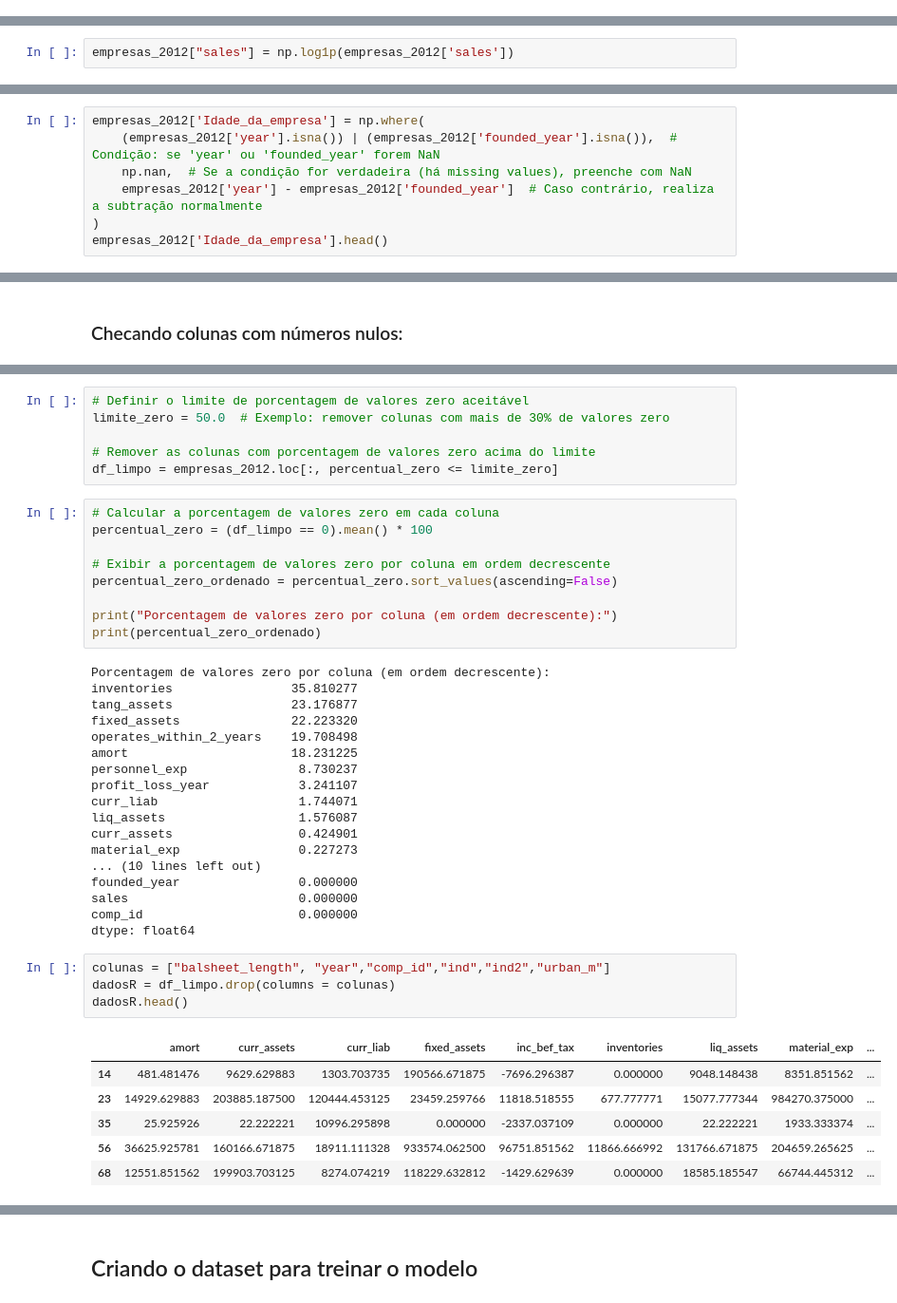
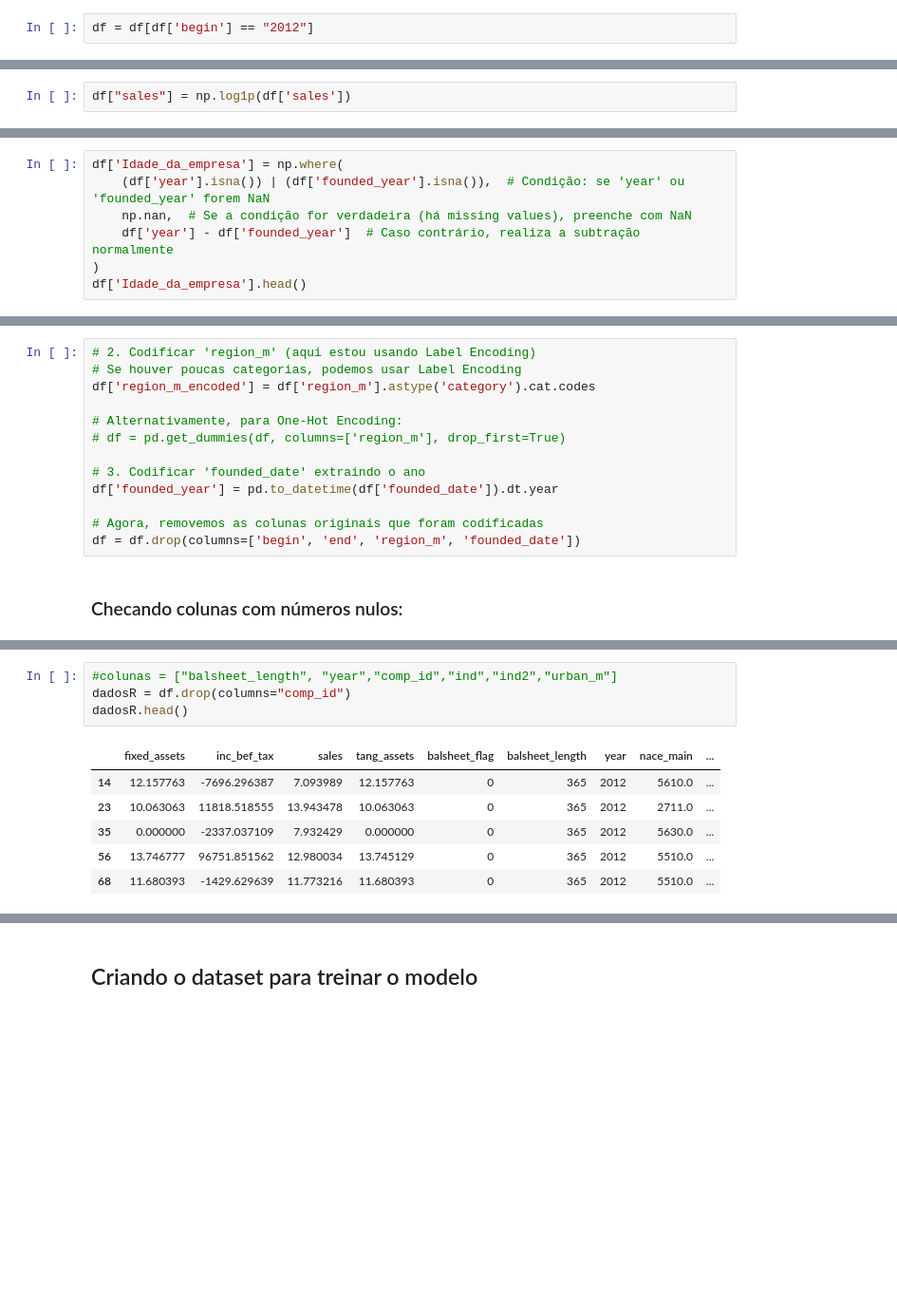
Before and after one commit to HelioZF/Projeto-Integrador---PADS, a Jupyter notebook: Tratamento de dados.ipynb, the cells around one changed output, grey strips where cells are left out. Shown: that part at 95% size. Drawn from its saved outputs; the diff is of its cells as text; blank space fills up the shorter version.

```diff
--- a/Tratamento de dados.ipynb
+++ b/Tratamento de dados.ipynb
@@ -241 +254,3 @@ empresas_2012 = df_limpo[df_limpo['begin'] == "2012"]
+# %%
+df = df[df['begin'] == "2012"]
 # %%
@@ -259,4 +326,4 @@ Como a skewness esta acima de zero (bem acima) temos que a coluna `sales` possu
 # %% [markdown]
 Criando uma nova coluna para a escala logaritima de `sales`
 # %%
-empresas_2012["sales"] = np.log1p(empresas_2012['sales'])
+df["sales"] = np.log1p(df['sales'])
@@ -301,10 +392,10 @@ dtype: float64
 # %% [markdown]
 ### Criando a coluna `Idade_da_empresa`
 # %%
-empresas_2012['Idade_da_empresa'] = np.where(
-    (empresas_2012['year'].isna()) | (empresas_2012['founded_year'].isna()),  # Condição: se 'year' ou 'founded_year' forem NaN
+df['Idade_da_empresa'] = np.where(
+    (df['year'].isna()) | (df['founded_year'].isna()),  # Condição: se 'year' ou 'founded_year' forem NaN
     np.nan,  # Se a condição for verdadeira (há missing values), preenche com NaN
-    empresas_2012['year'] - empresas_2012['founded_year']  # Caso contrário, realiza a subtração normalmente
+    df['year'] - df['founded_year']  # Caso contrário, realiza a subtração normalmente
 )
-empresas_2012['Idade_da_empresa'].head()
+df['Idade_da_empresa'].head()
 # %% [output]
@@ -360,2 +410,15 @@ Index(['begin', 'end', 'region_m', 'founded_date'], dtype='object')
+# %%
+# 2. Codificar 'region_m' (aqui estou usando Label Encoding)
+# Se houver poucas categorias, podemos usar Label Encoding
+df['region_m_encoded'] = df['region_m'].astype('category').cat.codes
+
+# Alternativamente, para One-Hot Encoding:
+# df = pd.get_dummies(df, columns=['region_m'], drop_first=True)
+
+# 3. Codificar 'founded_date' extraindo o ano
+df['founded_year'] = pd.to_datetime(df['founded_date']).dt.year
+
+# Agora, removemos as colunas originais que foram codificadas
+df = df.drop(columns=['begin', 'end', 'region_m', 'founded_date'])
 # %% [markdown]
 ### Checando colunas com números nulos:
@@ -390,44 +425,11 @@ dtype: float64
-# %%
-# Definir o limite de porcentagem de valores zero aceitável
-limite_zero = 50.0  # Exemplo: remover colunas com mais de 30% de valores zero
-
-# Remover as colunas com porcentagem de valores zero acima do limite
-df_limpo = empresas_2012.loc[:, percentual_zero <= limite_zero]
-# %%
-# Calcular a porcentagem de valores zero em cada coluna
-percentual_zero = (df_limpo == 0).mean() * 100
-
-# Exibir a porcentagem de valores zero por coluna em ordem decrescente
-percentual_zero_ordenado = percentual_zero.sort_values(ascending=False)
-
-print("Porcentagem de valores zero por coluna (em ordem decrescente):")
-print(percentual_zero_ordenado)
-# %% [output]
-Porcentagem de valores zero por coluna (em ordem decrescente):
-inventories                35.810277
-tang_assets                23.176877
-fixed_assets               22.223320
-operates_within_2_years    19.708498
-amort                      18.231225
-personnel_exp               8.730237
-profit_loss_year            3.241107
-curr_liab                   1.744071
-liq_assets                  1.576087
-curr_assets                 0.424901
-material_exp                0.227273
-... (10 lines left out)
-founded_year                0.000000
-sales                       0.000000
-comp_id                     0.000000
-dtype: float64
 # %%
-colunas = ["balsheet_length", "year","comp_id","ind","ind2","urban_m"]
-dadosR = df_limpo.drop(columns = colunas)
+#colunas = ["balsheet_length", "year","comp_id","ind","ind2","urban_m"]
+dadosR = df.drop(columns="comp_id")
 dadosR.head()
 # %% [output]
-|  | amort | curr_assets | curr_liab | fixed_assets | inc_bef_tax | inventories | liq_assets | material_exp | ... |
-| 14 | 481.481476 | 9629.629883 | 1303.703735 | 190566.671875 | -7696.296387 | 0.000000 | 9048.148438 | 8351.851562 | ... |
-| 23 | 14929.629883 | 203885.187500 | 120444.453125 | 23459.259766 | 11818.518555 | 677.777771 | 15077.777344 | 984270.375000 | ... |
-| 35 | 25.925926 | 22.222221 | 10996.295898 | 0.000000 | -2337.037109 | 0.000000 | 22.222221 | 1933.333374 | ... |
-| 56 | 36625.925781 | 160166.671875 | 18911.111328 | 933574.062500 | 96751.851562 | 11866.666992 | 131766.671875 | 204659.265625 | ... |
-| 68 | 12551.851562 | 199903.703125 | 8274.074219 | 118229.632812 | -1429.629639 | 0.000000 | 18585.185547 | 66744.445312 | ... |
+|  | fixed_assets | inc_bef_tax | sales | tang_assets | balsheet_flag | balsheet_length | year | nace_main | ... |
+| 14 | 12.157763 | -7696.296387 | 7.093989 | 12.157763 | 0 | 365 | 2012 | 5610.0 | ... |
+| 23 | 10.063063 | 11818.518555 | 13.943478 | 10.063063 | 0 | 365 | 2012 | 2711.0 | ... |
+| 35 | 0.000000 | -2337.037109 | 7.932429 | 0.000000 | 0 | 365 | 2012 | 5630.0 | ... |
+| 56 | 13.746777 | 96751.851562 | 12.980034 | 13.745129 | 0 | 365 | 2012 | 5510.0 | ... |
+| 68 | 11.680393 | -1429.629639 | 11.773216 | 11.680393 | 0 | 365 | 2012 | 5510.0 | ... |
```
Also changed, not shown: parts of 35 cells of this notebook, 1 other file.
